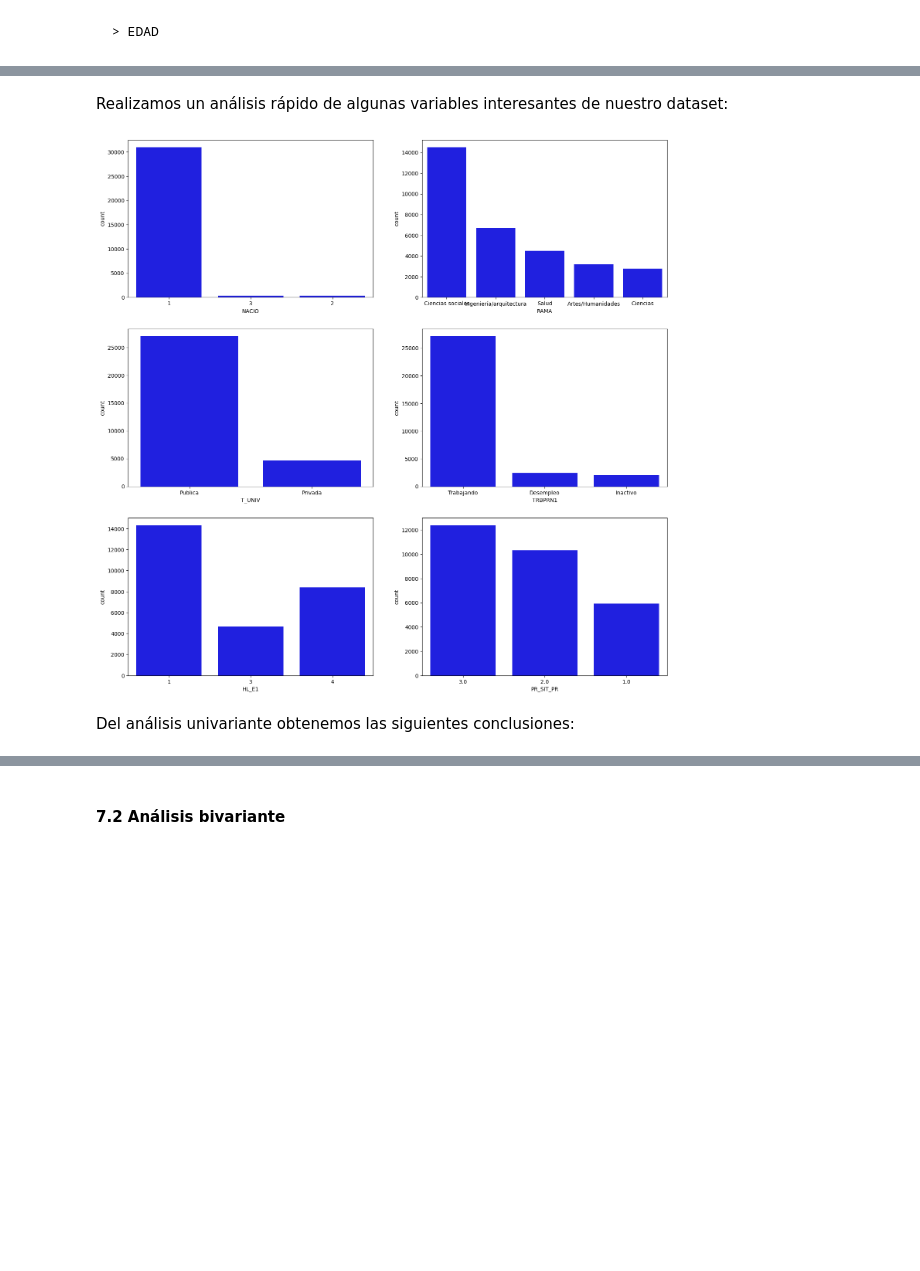
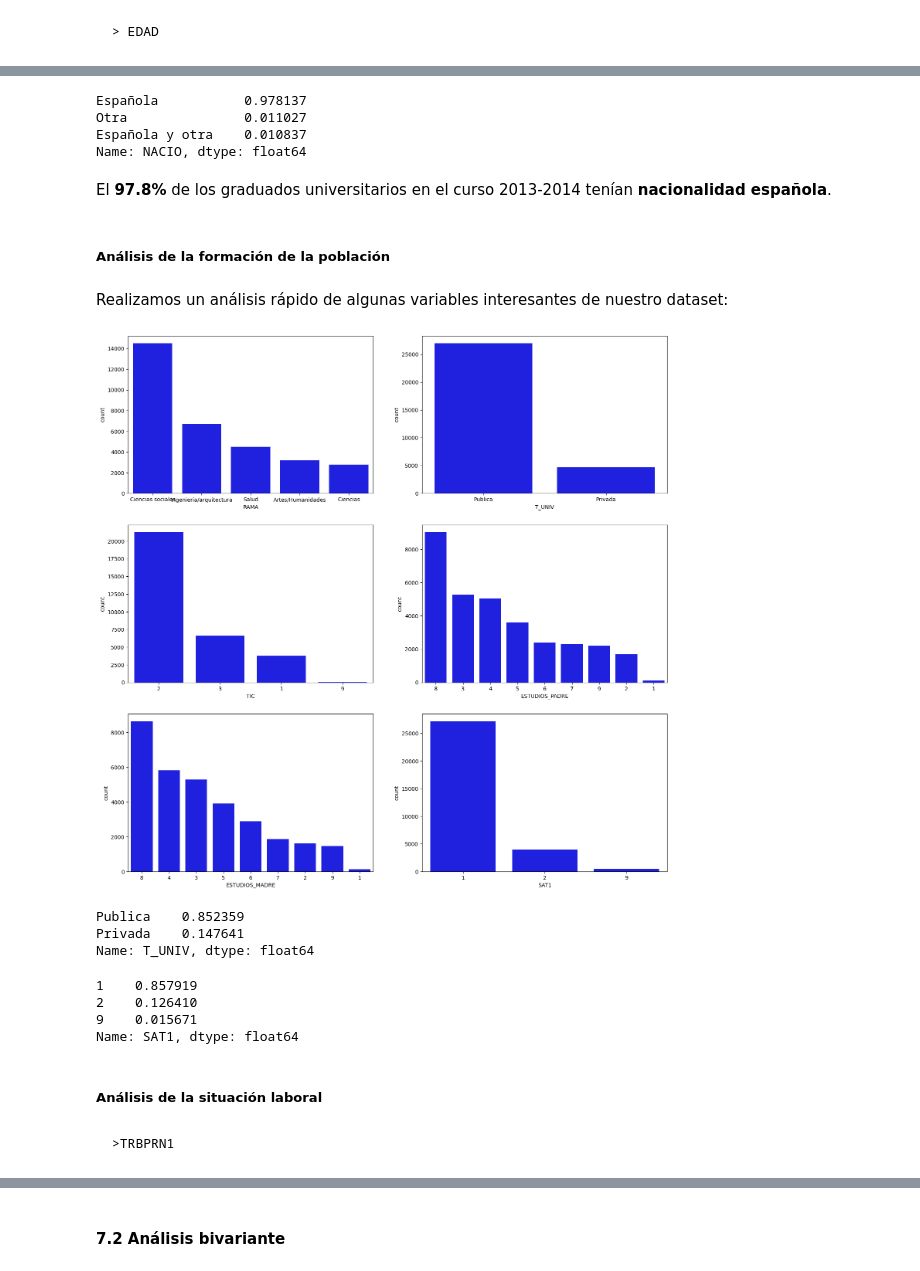
Before and after one commit to BeatrizGD/Students-Employability-Exploratory-Data-Analysis, a Jupyter notebook: src/main.ipynb, the cells around one changed output, grey strips where cells are left out. Cells and saved outputs as stored; diff of their text form; code cells hidden in the pictures; blank space fills up the shorter version.

Commit message:
Análisis univariante dividido por variables

```diff
--- a/src/main.ipynb
+++ b/src/main.ipynb
@@ -336,7 +351,7 @@ plt.show()
 # Diccionario con la nueva codificación para la columna 'EDAD'
 edades = {1: "Menores de 30 años", 2: "30-34 años", 3:"Mayores de 35 años"}
 
-students['EDAD'] = students['EDAD'].replace(edades, inplace=True)
+students['EDAD'] = students['EDAD'].replace(edades)
 # %%
 # Representación gráfica de la variable 'EDAD'
 sns.countplot(x='EDAD', data=students)
@@ -350,0 +379,5 @@ plt.show()
+# %%
+# Diccionario con la nueva codificación para la columna 'NACIO'
+nacionalidades = {1: "Española", 2: "Española y otra", 3:"Otra"}
+
+students['NACIO'] = students['NACIO'].replace(nacionalidades)
@@ -351,20 +395,46 @@ plt.show()
+# %%
+students['NACIO'].value_counts(normalize=True)
+# %% [output]
+Española           0.978137
+Otra               0.011027
+Española y otra    0.010837
+Name: NACIO, dtype: float64
+# %% [markdown]
+El **97.8%** de los graduados universitarios en el curso 2013-2014 tenían **nacionalidad española**.
+# %% [markdown]
+##### **Análisis de la formación de la población**
 # %% [markdown]
 Realizamos un análisis rápido de algunas variables interesantes de nuestro dataset:
 # %%
 fig, axes = plt.subplots(3, 2, figsize = (18, 18))
-sns.countplot(ax = axes[0, 0], x = 'NACIO', data = students, color = 'blue',  # NACIONALIDAD (1: Española)
-              order = students['NACIO'].value_counts().index);
-sns.countplot(ax = axes[0, 1], x = 'RAMA', data = students, color = 'blue',  # RAMA
+sns.countplot(ax = axes[0, 0], x = 'RAMA', data = students, color = 'blue',  # NACIONALIDAD (1: Española)
               order = students['RAMA'].value_counts().index);
-sns.countplot(ax = axes[1, 0], x = 'T_UNIV', data = students, color = 'blue',  # TIPO DE UNIVERSIDAD
+sns.countplot(ax = axes[0, 1], x = 'T_UNIV', data = students, color = 'blue',  # RAMA
               order = students['T_UNIV'].value_counts().index);
-sns.countplot(ax = axes[1, 1], x = 'TRBPRN1', data = students, color = 'blue',  # SITUACIÓN LABORAL
-              order = students['TRBPRN1'].value_counts().index);
-sns.countplot(ax = axes[2, 0], x = 'HL_E1', data = students, color = 'blue',  # PRÁCTICAS EN EMPRESAS
-              order = students['HL_E1'].head(20).value_counts().index);
-sns.countplot(ax = axes[2, 1], x = 'PR_SIT_PR', data = students, color = 'blue',  # SITUACIÓN PRIMER EMPLEO
-              order = students['PR_SIT_PR'].head(20).value_counts().index);
+sns.countplot(ax = axes[1, 0], x = 'TIC', data = students, color = 'blue',  # TIPO DE UNIVERSIDAD
+              order = students['TIC'].value_counts().index);
+sns.countplot(ax = axes[1, 1], x = 'ESTUDIOS_PADRE', data = students, color = 'blue',  # SITUACIÓN LABORAL
+              order = students['ESTUDIOS_PADRE'].value_counts().index);
+sns.countplot(ax = axes[2, 0], x = 'ESTUDIOS_MADRE', data = students, color = 'blue',  # PRÁCTICAS EN EMPRESAS
+              order = students['ESTUDIOS_MADRE'].value_counts().index);
+sns.countplot(ax = axes[2, 1], x = 'SAT1', data = students, color = 'blue',  # SITUACIÓN PRIMER EMPLEO
+              order = students['SAT1'].value_counts().index);
 # %% [output]
-[figure, old version]
+[figure, new version]
-# %% [markdown]
-Del análisis univariante obtenemos las siguientes conclusiones:
+# %%
+students['T_UNIV'].value_counts(normalize=True)
+# %% [output]
+Publica    0.852359
+Privada    0.147641
+Name: T_UNIV, dtype: float64
+# %%
+students['SAT1'].value_counts(normalize=True)
+# %% [output]
+1    0.857919
+2    0.126410
+9    0.015671
+Name: SAT1, dtype: float64
+# %% [markdown]
+##### **Análisis de la situación laboral**
+# %% [markdown]
+    >TRBPRN1
```
Also changed, not shown: parts of 17 cells of this notebook, 2 other files.
